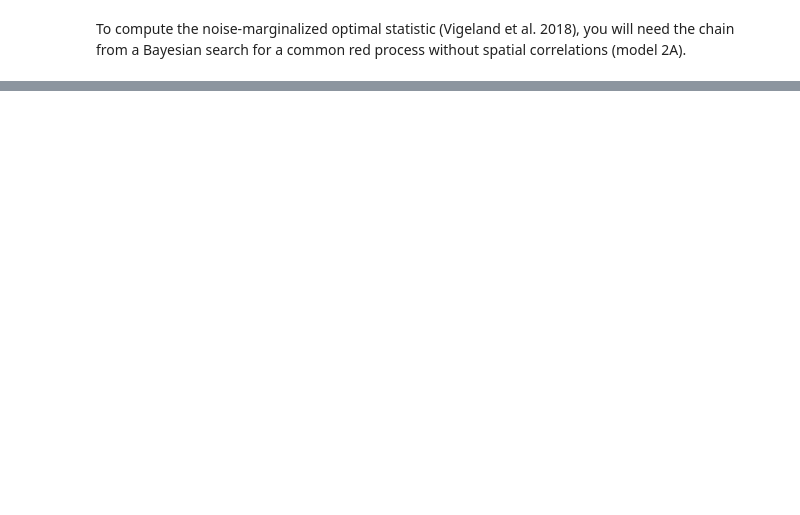
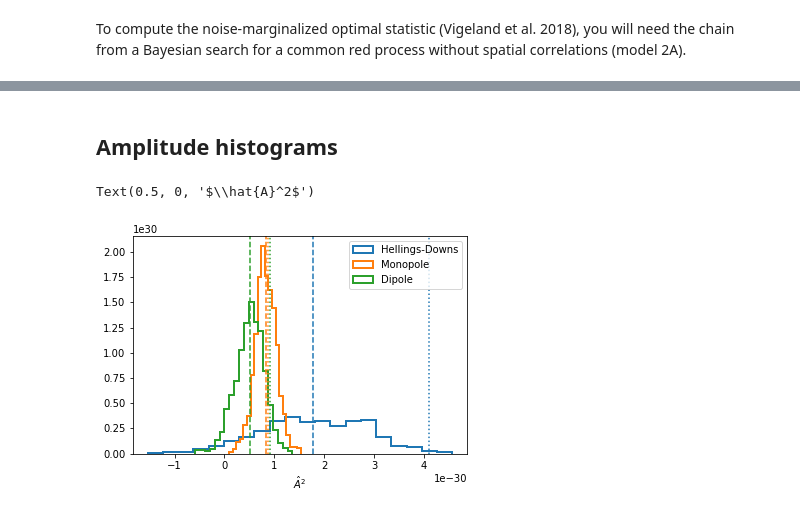
Before and after one commit to nanograv/12p5yr_stochastic_analysis, a Jupyter notebook: notebooks/frequentist_optimalstatistic_analysis.ipynb, the cells around one changed output, grey strips where cells are left out. Saved outputs shown, nothing was run; the diff lists cells and outputs as text; code cells hidden in the pictures; blank space fills up the shorter version.

```diff
--- a/notebooks/frequentist_optimalstatistic_analysis.ipynb
+++ b/notebooks/frequentist_optimalstatistic_analysis.ipynb
@@ -207,0 +323,20 @@ plt.hist(noisemarg_OS/noisemarg_OS_err)
+# %% [markdown]
+## Amplitude histograms
+# %%
+plt.hist(noisemarg_OS, histtype='step', lw=2, label='Hellings-Downs', color='C0', bins=20, density=True)
+plt.hist(noisemarg_OS_mono, histtype='step', lw=2, label='Monopole', color='C1', bins=20, density=True)
+plt.hist(noisemarg_OS_dip, histtype='step', lw=2, label='Dipole', color='C2', bins=20, density=True)
+
+plt.gca().axvline(x=np.mean(noisemarg_OS), ls='--', color='C0')
+plt.gca().axvline(x=np.mean(noisemarg_OS_mono), ls='--', color='C1')
+plt.gca().axvline(x=np.mean(noisemarg_OS_dip), ls='--', color='C2')
+
+plt.gca().axvline(x=OS, ls=':', color='C0')
+plt.gca().axvline(x=OS_mono, ls=':', color='C1')
+plt.gca().axvline(x=OS_dip, ls=':', color='C2')
+
+plt.legend(loc="upper right")
+plt.xlabel(r'$\hat{A}^2$')
+# %% [output]
+Text(0.5, 0, '$\\hat{A}^2$')
+[figure, added]
```
Also changed, not shown: parts of 18 cells of this notebook.
